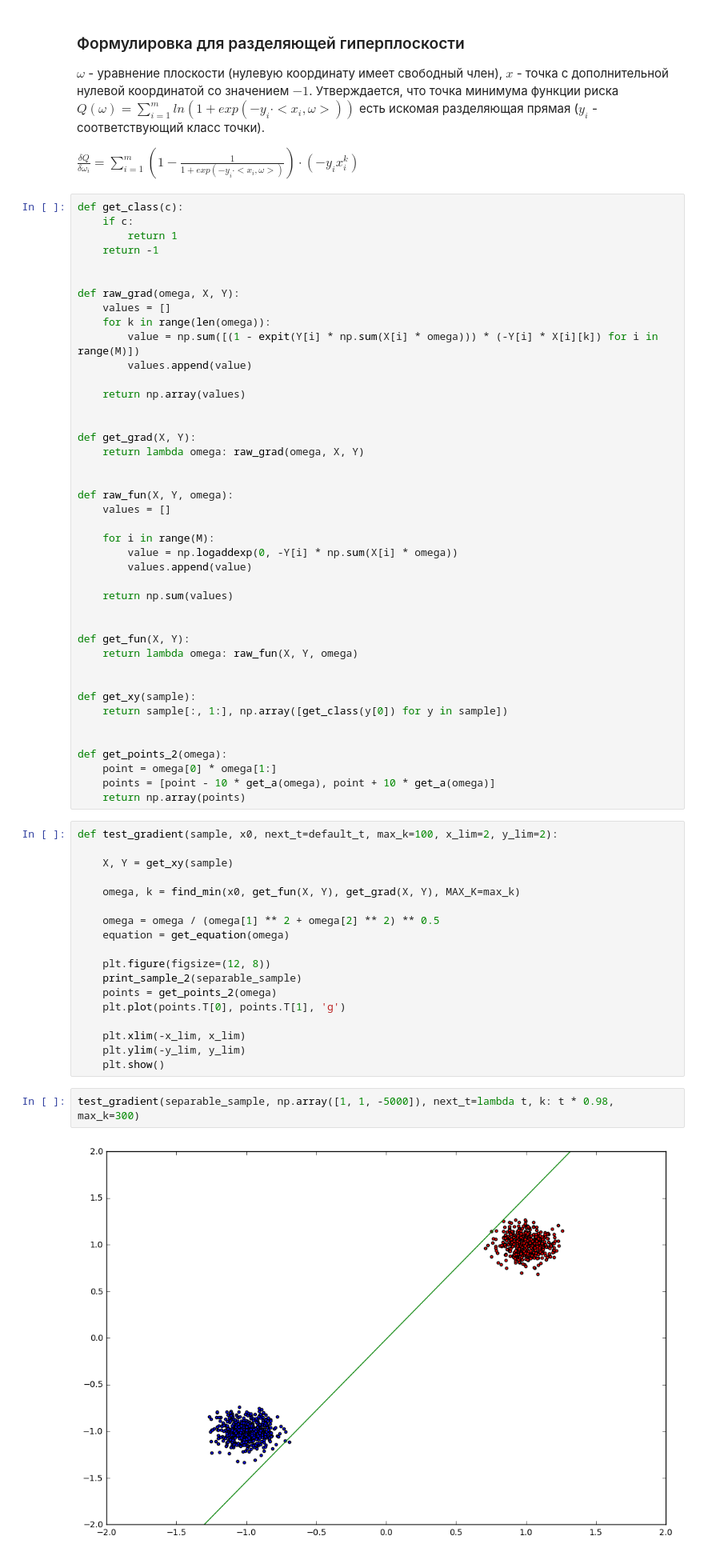
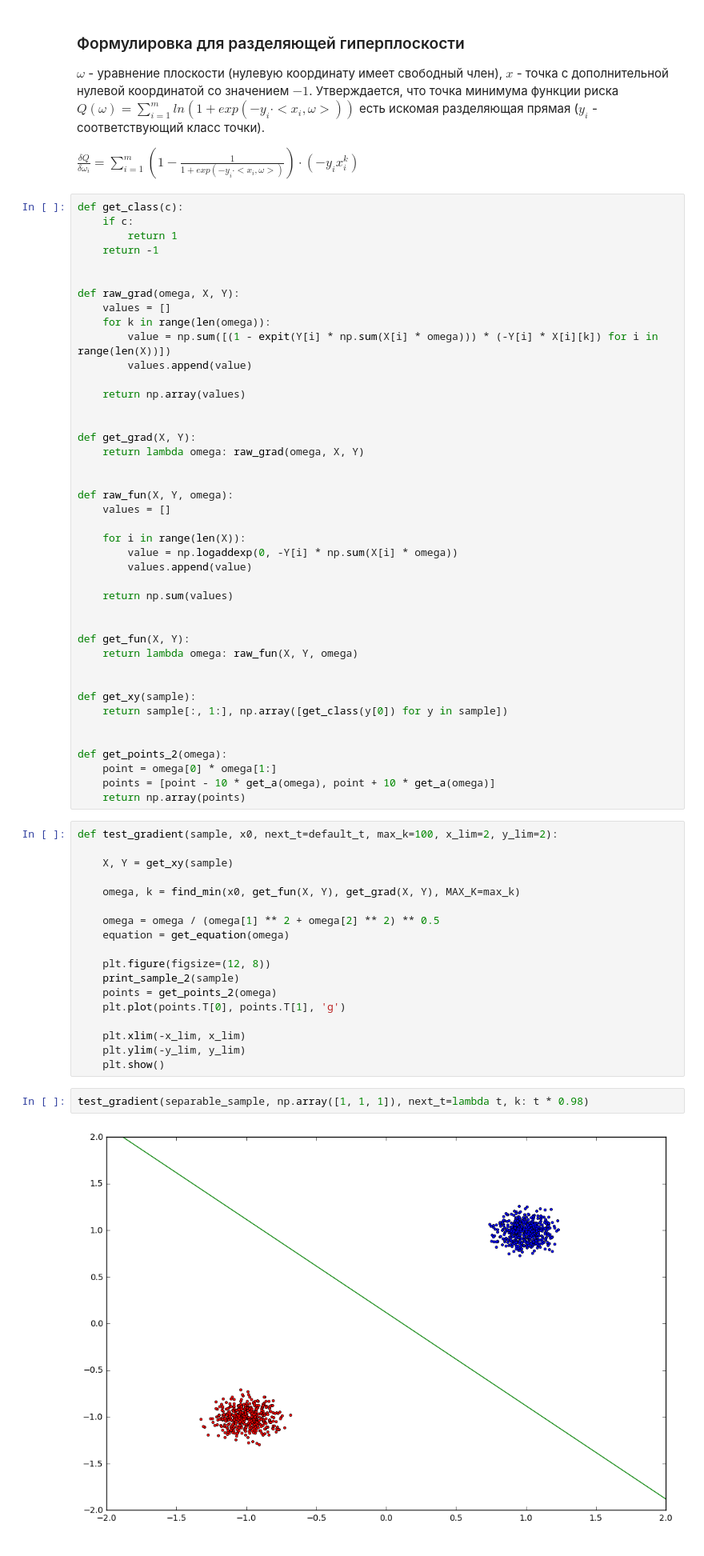
Before and after one commit to egiby/optimizations, a Jupyter notebook: Practice.ipynb, the cells around one changed output. Shown at 80% size. Saved outputs shown, nothing was run; the diff lists cells and outputs as text.

```diff
--- a/Practice.ipynb
+++ b/Practice.ipynb
@@ -118,7 +118,7 @@ def get_class(c):
 def raw_grad(omega, X, Y):
     values = []
     for k in range(len(omega)):
-        value = np.sum([(1 - expit(Y[i] * np.sum(X[i] * omega))) * (-Y[i] * X[i][k]) for i in range(M)])
+        value = np.sum([(1 - expit(Y[i] * np.sum(X[i] * omega))) * (-Y[i] * X[i][k]) for i in range(len(X))])
         values.append(value)
 
     return np.array(values)
@@ -131,7 +131,7 @@ def get_grad(X, Y):
 def raw_fun(X, Y, omega):
     values = []
 
-    for i in range(M):
+    for i in range(len(X)):
         value = np.logaddexp(0, -Y[i] * np.sum(X[i] * omega))
         values.append(value)
 
@@ -161,7 +161,7 @@ def test_gradient(sample, x0, next_t=default_t, max_k=100, x_lim=2, y_lim=2):
     equation = get_equation(omega)
 
     plt.figure(figsize=(12, 8))
-    print_sample_2(separable_sample)
+    print_sample_2(sample)
     points = get_points_2(omega)
     plt.plot(points.T[0], points.T[1], 'g')
 
@@ -169,9 +169,9 @@ def test_gradient(sample, x0, next_t=default_t, max_k=100, x_lim=2, y_lim=2):
     plt.ylim(-y_lim, y_lim)
     plt.show()
 # %%
-test_gradient(separable_sample, np.array([1, 1, -5000]), next_t=lambda t, k: t * 0.98, max_k=300)
+test_gradient(separable_sample, np.array([1, 1, 1]), next_t=lambda t, k: t * 0.98)
 # %% [output]
-[figure, old version]
+[figure, new version]
 # %%
 test_gradient(nseparable_sample, np.array([1, 1, 0]))
 # %% [output]
```
Also changed, not shown: parts of 4 cells of this notebook.
